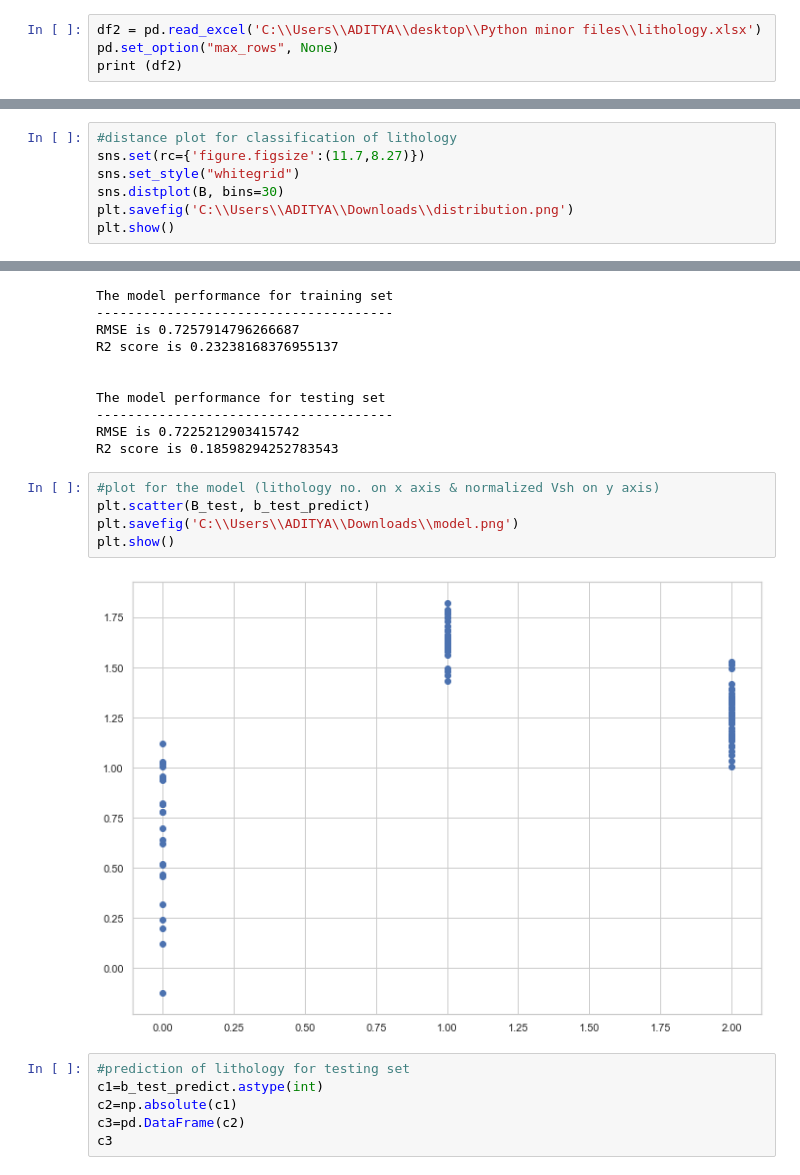
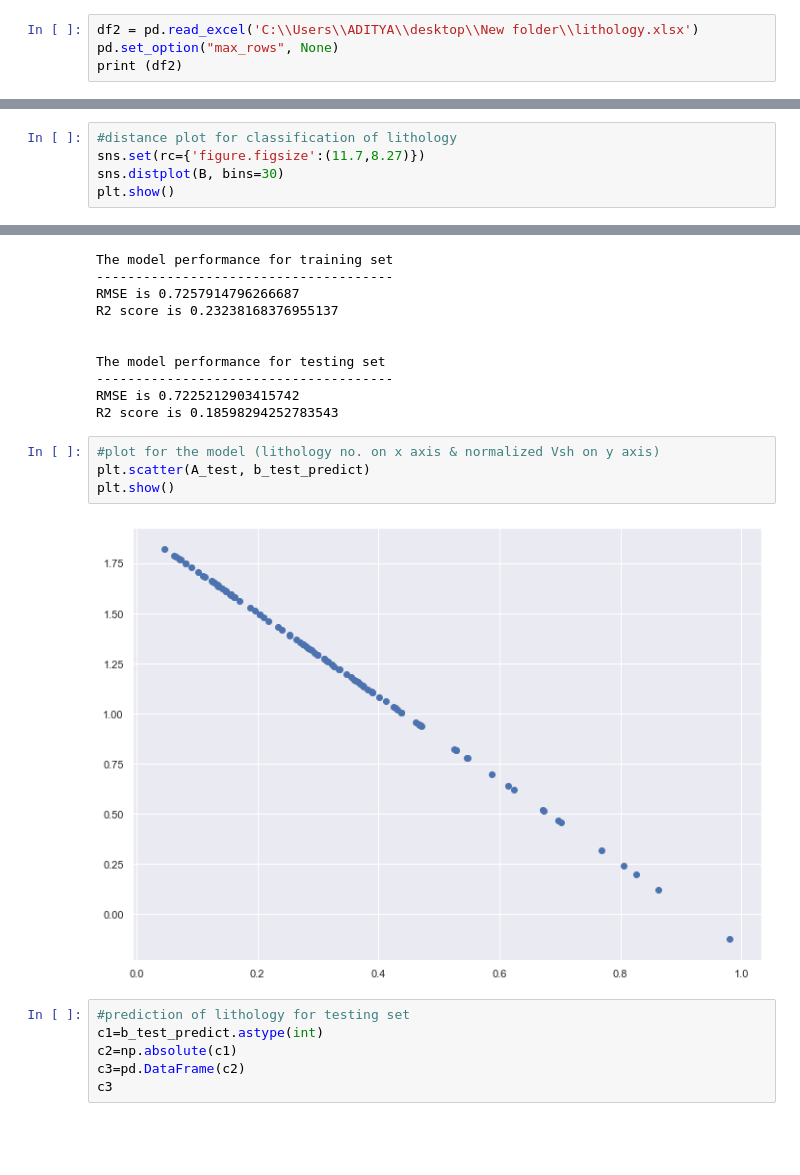
Before and after one commit to aditya771/MAS_Well_Logs, a Jupyter notebook: MAS_Well_Logs.ipynb, the cells around one changed output, grey strips where cells are left out. Saved outputs shown, nothing was run; the diff lists cells and outputs as text; blank space fills up the shorter version.

```diff
--- a/MAS_Well_Logs.ipynb
+++ b/MAS_Well_Logs.ipynb
@@ -517,7 +517,7 @@ pca.explained_variance_ratio_
 # %% [output]
 array([0.63428257, 0.15457052])
 # %%
-df2 = pd.read_excel('C:\\Users\\ADITYA\\desktop\\Python minor files\\lithology.xlsx')
+df2 = pd.read_excel('C:\\Users\\ADITYA\\desktop\\New folder\\lithology.xlsx')
 pd.set_option("max_rows", None)
 print (df2)
 # %% [output]
@@ -545,9 +545,7 @@ B = df2['Classification']
 # %%
 #distance plot for classification of lithology
 sns.set(rc={'figure.figsize':(11.7,8.27)})
-sns.set_style("whitegrid")
 sns.distplot(B, bins=30)
-plt.savefig('C:\\Users\\ADITYA\\Downloads\\distribution.png')
 plt.show()
 # %% [output]
 [figure]
@@ -621,11 +619,10 @@ RMSE is 0.7225212903415742
 R2 score is 0.18598294252783543
 # %%
 #plot for the model (lithology no. on x axis & normalized Vsh on y axis)
-plt.scatter(B_test, b_test_predict)
-plt.savefig('C:\\Users\\ADITYA\\Downloads\\model.png')
+plt.scatter(A_test, b_test_predict)
 plt.show()
 # %% [output]
-[figure, old version]
+[figure, new version]
 # %%
 #prediction of lithology for testing set
 c1=b_test_predict.astype(int)
```
Also changed, not shown: parts of 11 cells of this notebook, 3 other files.
